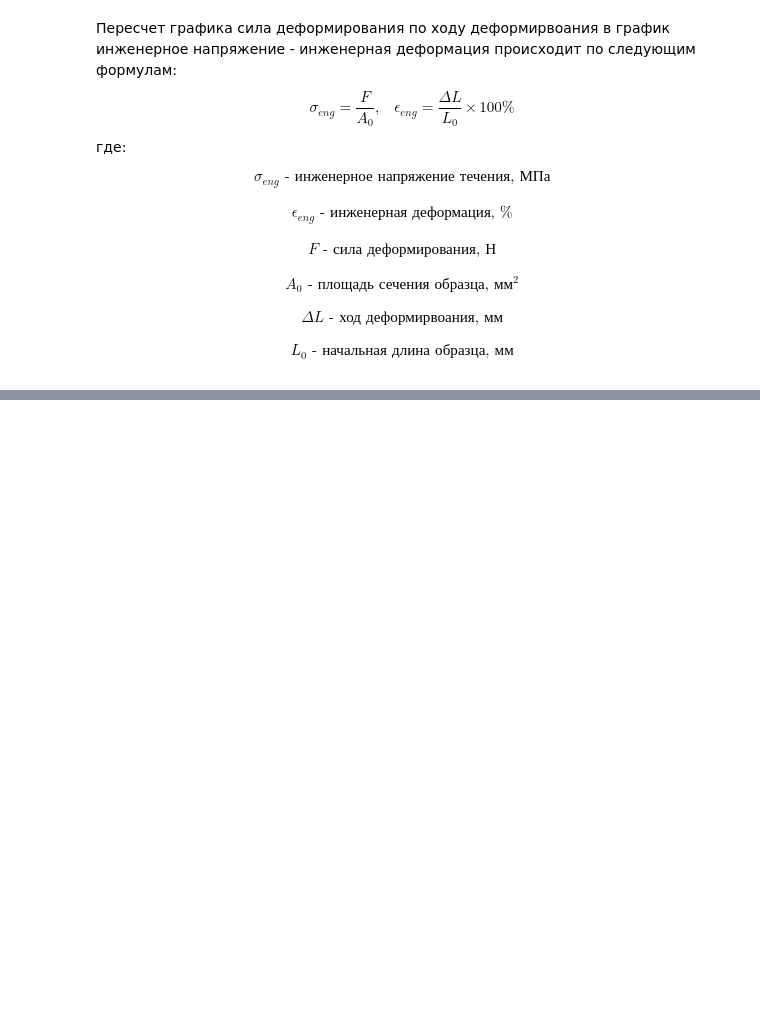
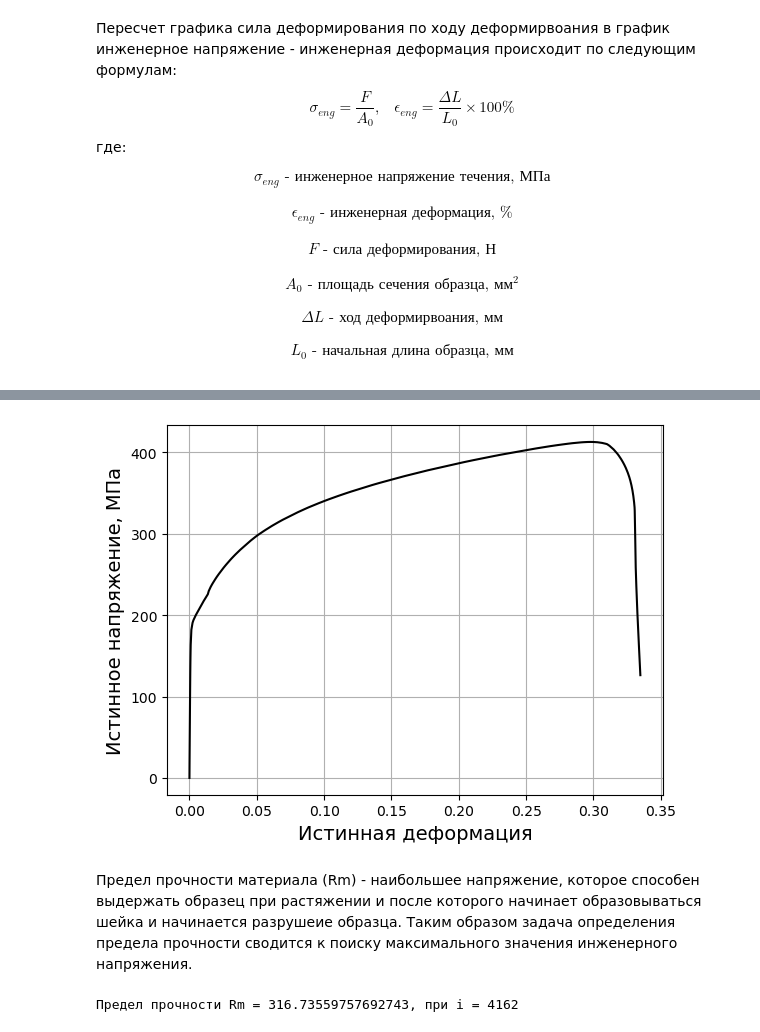
Before and after one commit to AlexanderASidorov/tension_test_calculations, a Jupyter notebook: bin/tensile_test_calculations.ipynb, the cells around one changed output, grey strips where cells are left out. Drawn from its saved outputs; the diff is of its cells as text; code cells hidden in the pictures; blank space fills up the shorter version.

```diff
--- a/bin/tensile_test_calculations.ipynb
+++ b/bin/tensile_test_calculations.ipynb
@@ -97,0 +118,30 @@ $$
+# %%
+# Расчет истинного напряжения и деформации
+sigma_true = [] # пустой список куда будем записывать значения истинного напряжения
+epsilon_true = [] # пустой список куда будем записывать значения истинной деформации
+for i in range (0, len(sigma_eng)):
+    sigma_true.append(sigma_eng[i]*(1+epsilon_eng[i]/100))
+    epsilon_true.append(math.log(1+epsilon_eng[i]/100))
+# %%
+# Визуализируем результаты
+# создаем "базу" для график
+plt.plot (epsilon_true, sigma_true, '-', color = 'black')
+# Добавляем названия осей
+plt.xlabel ('Истинная деформация', fontsize = 14)
+plt.ylabel ('Истинное напряжение, МПа', fontsize = 14)
+# добавляем для красоты сетку
+plt.grid()
+# %% [output]
+[figure, added]
+# %% [markdown]
+Предел прочности материала (Rm) - наибольшее напряжение, которое способен выдержать образец при растяжении и после которого начинает образовываться шейка и начинается разрушеие образца. Таким образом задача определения предела прочности сводится к поиску максимального значения инженерного напряжения.
+# %%
+# Поиск предла прочности (максимального значения инженерного напряжения)
+Rm = 0 # начальное значение переменной, которая будет хранить предел прочности
+for i in range (1, len(sigma_eng)):
+    if sigma_eng[i] > Rm:
+        Rm = sigma_eng[i]
+        i_m = i # номер строки в массиве данных, которому соответсвует предел прочности (эта переменная нам понадобится позже)
+print (f'Предел прочности Rm = {Rm}, при i = {i_m}')
+# %% [output]
+Предел прочности Rm = 316.73559757692743, при i = 4162
```
Also changed, not shown: parts of 12 cells of this notebook.
